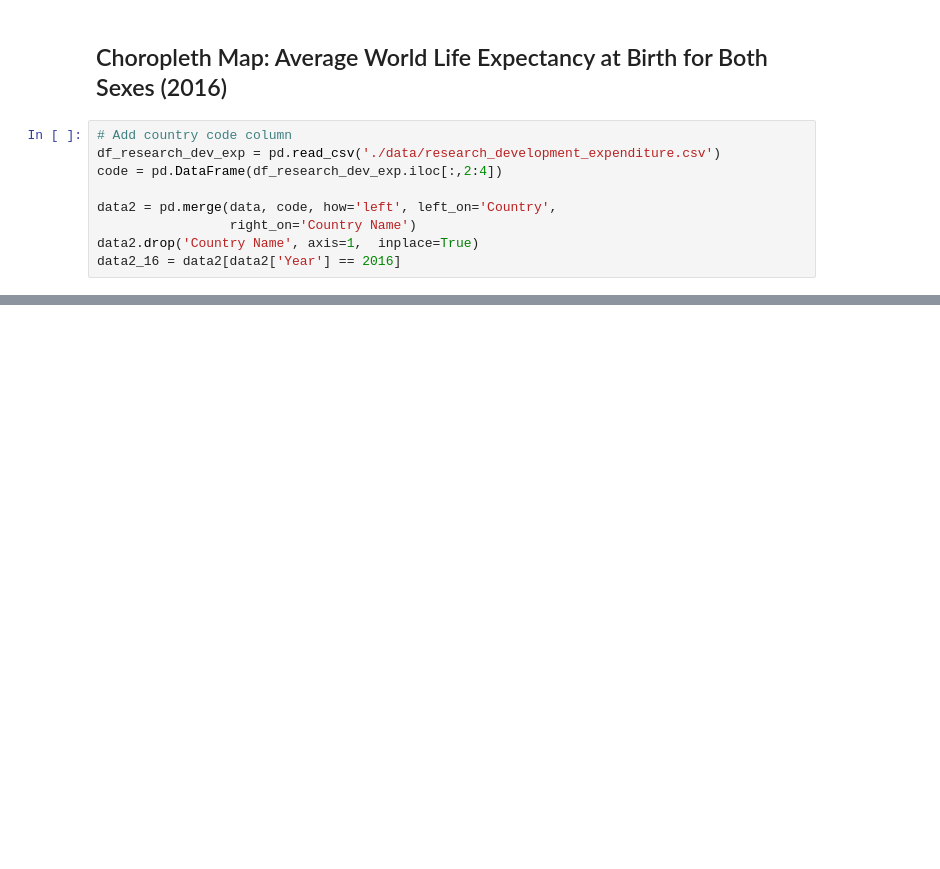
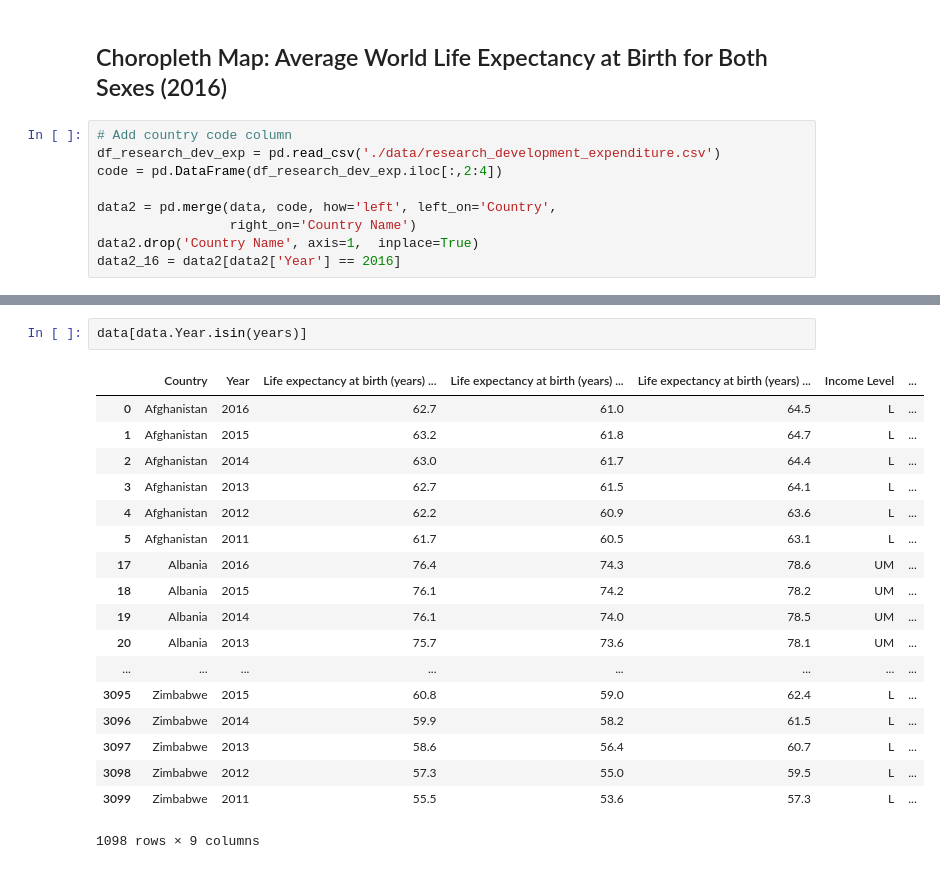
Before and after one commit to patrickFuerst/human_life_exp, a Jupyter notebook: Data_Visualizations(Anna).ipynb, the cells around one changed output, grey strips where cells are left out. Drawn from its saved outputs; the diff is of its cells as text; blank space fills up the shorter version.

```diff
--- a/Data_Visualizations(Anna).ipynb
+++ b/Data_Visualizations(Anna).ipynb
@@ -113,0 +126,21 @@ py.iplot(fig, validate=False, filename='world-map2016')
+# %%
+data[data.Year.isin(years)]
+# %% [output]
+|  | Country | Year | Life expectancy at birth (years) ... | Life expectancy at birth (years) ... | Life expectancy at birth (years) ... | Income Level | ... |
+| 0 | Afghanistan | 2016 | 62.7 | 61.0 | 64.5 | L | ... |
+| 1 | Afghanistan | 2015 | 63.2 | 61.8 | 64.7 | L | ... |
+| 2 | Afghanistan | 2014 | 63.0 | 61.7 | 64.4 | L | ... |
+| 3 | Afghanistan | 2013 | 62.7 | 61.5 | 64.1 | L | ... |
+| 4 | Afghanistan | 2012 | 62.2 | 60.9 | 63.6 | L | ... |
+| 5 | Afghanistan | 2011 | 61.7 | 60.5 | 63.1 | L | ... |
+| 17 | Albania | 2016 | 76.4 | 74.3 | 78.6 | UM | ... |
+| 18 | Albania | 2015 | 76.1 | 74.2 | 78.2 | UM | ... |
+| 19 | Albania | 2014 | 76.1 | 74.0 | 78.5 | UM | ... |
+| 20 | Albania | 2013 | 75.7 | 73.6 | 78.1 | UM | ... |
+| ... | ... | ... | ... | ... | ... | ... | ... |
+| 3095 | Zimbabwe | 2015 | 60.8 | 59.0 | 62.4 | L | ... |
+| 3096 | Zimbabwe | 2014 | 59.9 | 58.2 | 61.5 | L | ... |
+| 3097 | Zimbabwe | 2013 | 58.6 | 56.4 | 60.7 | L | ... |
+| 3098 | Zimbabwe | 2012 | 57.3 | 55.0 | 59.5 | L | ... |
+| 3099 | Zimbabwe | 2011 | 55.5 | 53.6 | 57.3 | L | ... |
+1098 rows × 9 columns
```
Also changed, not shown: parts of 2 cells of this notebook.
